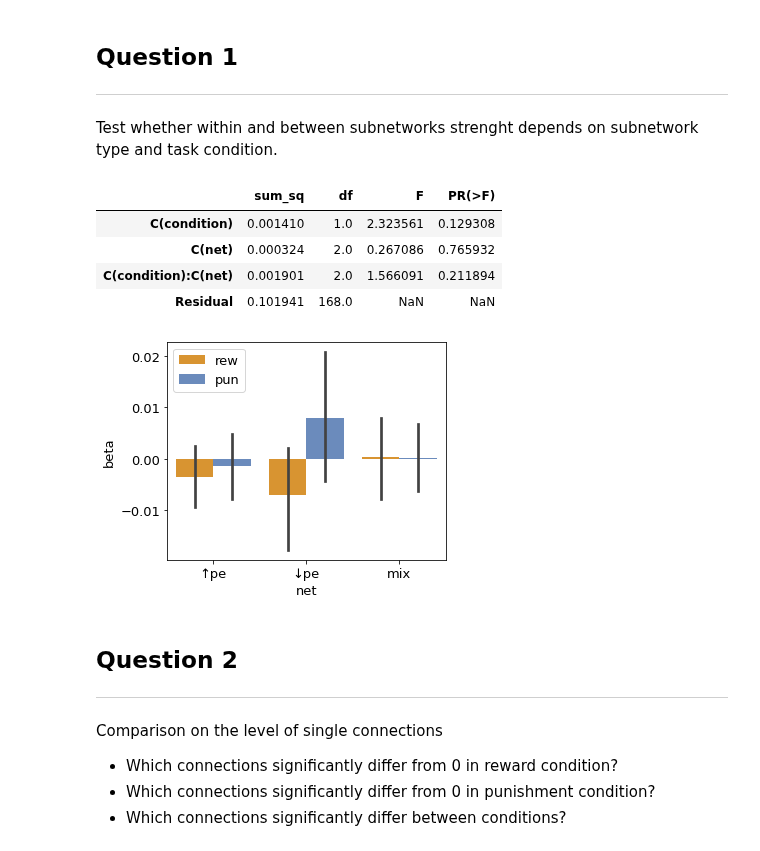
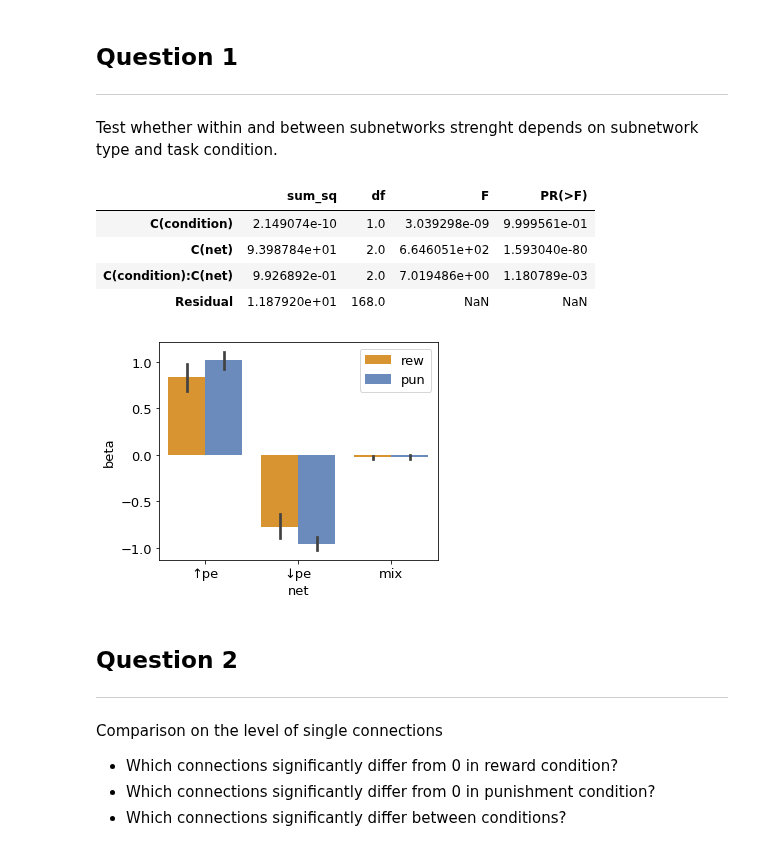
Before and after one commit to kbonna/decidenet, a Jupyter notebook: connectivity_analysis/ppi/dn_pp_02_analysis_customROI.ipynb, the cells around one changed output. Drawn from its saved outputs; the diff is of its cells as text; code cells hidden in the pictures.

```diff
--- a/connectivity_analysis/ppi/dn_pp_02_analysis_customROI.ipynb
+++ b/connectivity_analysis/ppi/dn_pp_02_analysis_customROI.ipynb
@@ -51,8 +51,8 @@ beta_pdci_mle = np.load(os.path.join(
     'parameter_estimates/beta_pdci_mle_3digits.npy'))
 
 # PPI model regressors information
-beta_names = ['physio', 'dec_ons', 'dec_wcor', 'res_lbp', 'res_rbp',
-              'ppi_out_ons', 'ppi_out_perr', 'out_ons', 'out_perr', 'out_off',
+beta_names = ['physio', 'out_ons', 'out_perr', 'ppi_out_ons', 'ppi_out_perr',
+              'dec_ons', 'dec_wcor', 'res_lbp', 'res_rbp', 'out_off',
               'reg_intercept']
 n_regressors = len(beta_names)
 
@@ -89,11 +107,9 @@ Here, PPI matrices (each "connection" value is actually beta value for PPI GLM m
 # %%
-beta_idx = beta_names.index('ppi_out_perr')
-
 beta_mats_agg = np.zeros(
     (n_subjects, n_conditions, n_regressors, n_rois, n_rois))
-beta_mats_agg_sym = np.zeros(
+beta_mats_agg_trans = np.zeros(
     (n_subjects, n_conditions, n_regressors, n_rois, n_rois))
-nets_mats_agg_sym = np.zeros(
+nets_mats_agg_trans = np.zeros(
     (n_subjects, n_conditions, n_regressors, n_nets, n_nets))
 
 for con, con_name in enumerate(meta['dim2']):
@@ -105,22 +121,36 @@ for con, con_name in enumerate(meta['dim2']):
                                          beta_mats_fname))
 
         beta_mats_agg[sub, con] = beta_mats
-        beta_mats_agg_sym[sub, con] = beta_mats + np.transpose(beta_mats,
-                                                               (0, 2, 1))
 
+        # Apply transformations
+        beta_mats_trans = np.copy(beta_mats)
+        if options['symmetrize']:
+            beta_mats_trans = beta_mats_trans \
+                            + np.transpose(beta_mats_trans, (0, 2, 1))
+        if options['zscore']:
+            for b, beta_mat_trans in enumerate(beta_mats_trans):
+                beta_mats_trans[b] = transform_connections(beta_mat_trans,
+                                                           zscore)
+        if options['exclude_diagonal']:
+            for b in range(len(beta_mats_trans)):
+                np.fill_diagonal(beta_mats_trans[b], val=np.nan)
+
+        beta_mats_agg_trans[sub, con] = beta_mats_trans
+
+# Calculate network-level mean values (for transformed beta_mats)
 for i, net_i in enumerate(df_custom['netName'].unique()):
     for j, net_j in enumerate(df_custom['netName'].unique()):
         net_i_idx = df_custom[df_custom['netName'] == net_i].index
         net_j_idx = df_custom[df_custom['netName'] == net_j].index
-        nets_mats_agg_sym[:, :, :, i, j] = np.mean(
-            beta_mats_agg_sym[:, :, :, net_i_idx, :][:, :, :, :, net_j_idx],
+        nets_mats_agg_trans[:, :, :, i, j] = np.nanmean(
+            beta_mats_agg_trans[:, :, :, net_i_idx, :][:, :, :, :, net_j_idx],
             axis=(-1, -2))
 
 # Filter excluded subjects
 beta_mats_agg = beta_mats_agg[ok_index]
-beta_mats_agg_sym = beta_mats_agg_sym[ok_index]
-nets_mats_agg_sym = nets_mats_agg_sym[ok_index]
+beta_mats_agg_trans = beta_mats_agg_trans[ok_index]
+nets_mats_agg_trans = nets_mats_agg_trans[ok_index]
 
-print('beta_mats_agg_sym.shape: ', beta_mats_agg_sym.shape)
-print('nets_mats_agg_sym.shape: ', nets_mats_agg_sym.shape)
+print('beta_mats_agg_trans.shape: ', beta_mats_agg_trans.shape)
+print('nets_mats_agg_trans.shape: ', nets_mats_agg_trans.shape)
 # %% [output]
@@ -160,40 +177,40 @@ for sub, sub_name in enumerate(df_exclusion.loc[ok_index, 'sub']):
     for con, con_name in enumerate(meta['dim2']):
         for net, netidx in {'↑pe': (0, 0), '↓pe': (1, 1), 'mix': (1, 0)}.items():
             data.append(
                 [
-                    nets_mats_agg_sym[sub, con, beta_idx, netidx[0], netidx[1]],
+                    nets_mats_agg_trans[sub, con, beta_idx, netidx[0], netidx[1]],
                     sub_name,
                     con_name,
                     net
                 ]
             )
 
 df = pd.DataFrame(data, columns=['beta', 'sub_name', 'condition', 'net'])
 
 # Two-way ANOVA
 model = ols('beta ~ C(condition) + C(net) + C(condition):C(net)', data=df).fit()
 df_anova = sm.stats.anova_lm(model, typ=2)
 
 # Figure
 fig, ax = plt.subplots(figsize=(5, 4))
 bp = sns.barplot(
     x='net',
     y='beta',
     hue='condition',
     data=df,
     ax=ax,
     palette={'rew': '#f49915', 'pun': '#5E88CA'}
 )
-plt.legend(loc='upper left')
+plt.legend(loc='upper right')
 
 df_anova
 # %% [output]
 |  | sum_sq | df | F | PR(>F) |
-| C(condition) | 0.001410 | 1.0 | 2.323561 | 0.129308 |
-| C(net) | 0.000324 | 2.0 | 0.267086 | 0.765932 |
-| C(condition):C(net) | 0.001901 | 2.0 | 1.566091 | 0.211894 |
-| Residual | 0.101941 | 168.0 | NaN | NaN |
+| C(condition) | 2.149074e-10 | 1.0 | 3.039298e-09 | 9.999561e-01 |
+| C(net) | 9.398784e+01 | 2.0 | 6.646051e+02 | 1.593040e-80 |
+| C(condition):C(net) | 9.926892e-01 | 2.0 | 7.019486e+00 | 1.180789e-03 |
+| Residual | 1.187920e+01 | 168.0 | NaN | NaN |
-[figure, old version]
+[figure, new version]
 # %% [markdown]
 ## Question 2
 ---
```
Also changed, not shown: parts of 9 cells of this notebook, 1 other file.
